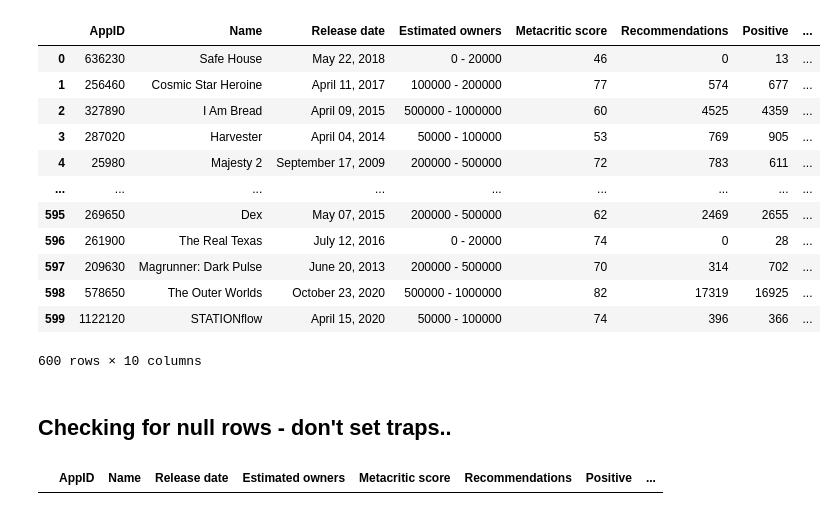
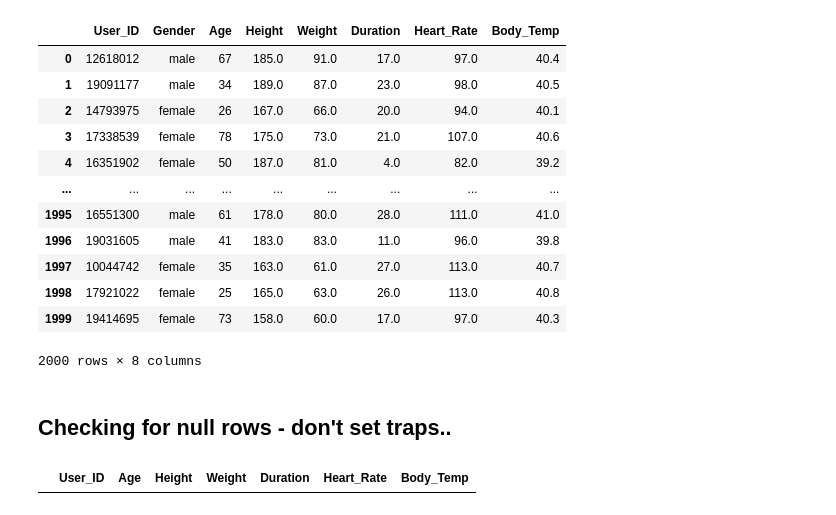
Before and after one commit to manole-alexandru/Propunere-probleme-si-solutii, a Jupyter notebook: Dataset si evaluator/Dataset/Dataset.ipynb, the cells around one changed output. Drawn from its saved outputs; the diff is of its cells as text; code cells hidden in the pictures.

```diff
--- a/Dataset si evaluator/Dataset/Dataset.ipynb
+++ b/Dataset si evaluator/Dataset/Dataset.ipynb
@@ -123,32 +121,32 @@ df_train
 # %%
 # Load the dataset_eval_with_target.csv and drop the "Price" column and save the result to a new file named dataset_eval.csv
-df_eval = pd.read_csv("dataset_eval_t.csv")
-df_eval = df_eval.drop(columns=["Price"])
-df_eval.to_csv("dataset_eval.csv", index=False)
+df_eval = pd.read_csv("task1_dataset_eval_t.csv")
+df_eval = df_eval.drop(columns=["Calories"])
+df_eval.to_csv("task1_dataset_eval.csv", index=False)
 
 df_eval
 # %% [output]
-|  | AppID | Name | Release date | Estimated owners | Metacritic score | Recommendations | Positive | ... |
-| 0 | 636230 | Safe House | May 22, 2018 | 0 - 20000 | 46 | 0 | 13 | ... |
-| 1 | 256460 | Cosmic Star Heroine | April 11, 2017 | 100000 - 200000 | 77 | 574 | 677 | ... |
-| 2 | 327890 | I Am Bread | April 09, 2015 | 500000 - 1000000 | 60 | 4525 | 4359 | ... |
-| 3 | 287020 | Harvester | April 04, 2014 | 50000 - 100000 | 53 | 769 | 905 | ... |
-| 4 | 25980 | Majesty 2 | September 17, 2009 | 200000 - 500000 | 72 | 783 | 611 | ... |
+|  | User_ID | Gender | Age | Height | Weight | Duration | Heart_Rate | Body_Temp |
+| 0 | 12618012 | male | 67 | 185.0 | 91.0 | 17.0 | 97.0 | 40.4 |
+| 1 | 19091177 | male | 34 | 189.0 | 87.0 | 23.0 | 98.0 | 40.5 |
+| 2 | 14793975 | female | 26 | 167.0 | 66.0 | 20.0 | 94.0 | 40.1 |
+| 3 | 17338539 | female | 78 | 175.0 | 73.0 | 21.0 | 107.0 | 40.6 |
+| 4 | 16351902 | female | 50 | 187.0 | 81.0 | 4.0 | 82.0 | 39.2 |
 | ... | ... | ... | ... | ... | ... | ... | ... | ... |
-| 595 | 269650 | Dex | May 07, 2015 | 200000 - 500000 | 62 | 2469 | 2655 | ... |
-| 596 | 261900 | The Real Texas | July 12, 2016 | 0 - 20000 | 74 | 0 | 28 | ... |
-| 597 | 209630 | Magrunner: Dark Pulse | June 20, 2013 | 200000 - 500000 | 70 | 314 | 702 | ... |
-| 598 | 578650 | The Outer Worlds | October 23, 2020 | 500000 - 1000000 | 82 | 17319 | 16925 | ... |
-| 599 | 1122120 | STATIONflow | April 15, 2020 | 50000 - 100000 | 74 | 396 | 366 | ... |
+| 1995 | 16551300 | male | 61 | 178.0 | 80.0 | 28.0 | 111.0 | 41.0 |
+| 1996 | 19031605 | male | 41 | 183.0 | 83.0 | 11.0 | 96.0 | 39.8 |
+| 1997 | 10044742 | female | 35 | 163.0 | 61.0 | 27.0 | 113.0 | 40.7 |
+| 1998 | 17921022 | female | 25 | 165.0 | 63.0 | 26.0 | 113.0 | 40.8 |
+| 1999 | 19414695 | female | 73 | 158.0 | 60.0 | 17.0 | 97.0 | 40.3 |
-600 rows × 10 columns
+2000 rows × 8 columns
 # %% [markdown]
 ## Checking for null rows - don't set traps..
 # %%
-target_datasets = [df_train, df_eval]
+target_datasets = [df_train, df_eval, df_test2]
 for dfx in target_datasets:
     missing_rows = dfx[dfx.isna().any(axis=1)]
     assert len(missing_rows) == 0, "The datasets contain NULL tables"
 
 missing_rows.head()
 # %% [output]
-|  | AppID | Name | Release date | Estimated owners | Metacritic score | Recommendations | Positive | ... |
+|  | User_ID | Age | Height | Weight | Duration | Heart_Rate | Body_Temp |
```
Also changed, not shown: parts of 9 cells of this notebook, 42 other files.
